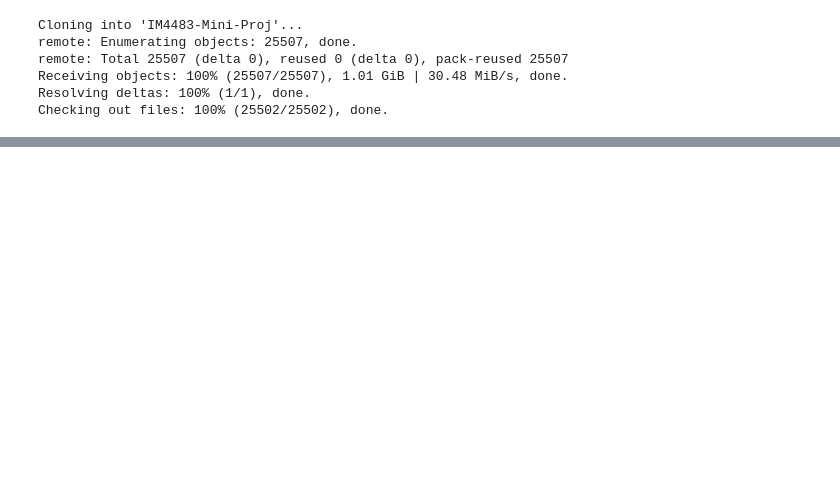
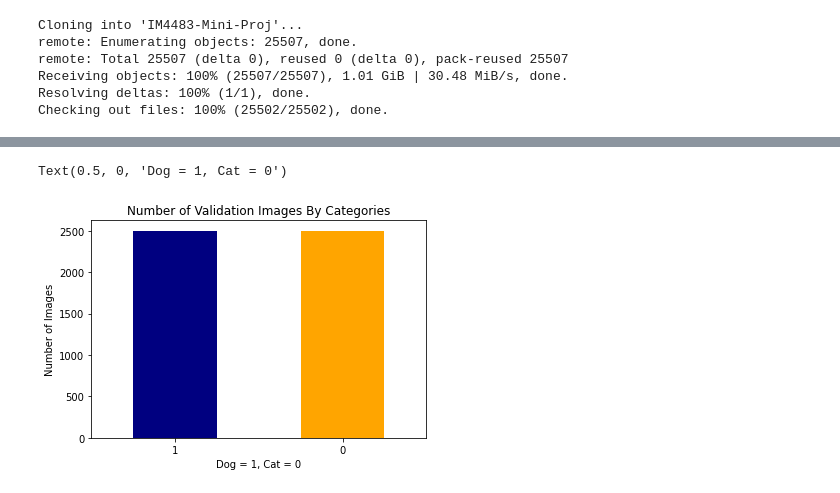
Before and after one commit to thejayden/IM4483-Mini-Proj, a Jupyter notebook: im4483_tanjiadian.ipynb, the cells around one changed output, grey strips where cells are left out. Cells and saved outputs as stored; diff of their text form; code cells hidden in the pictures; blank space fills up the shorter version.

```diff
--- a/im4483_tanjiadian.ipynb
+++ b/im4483_tanjiadian.ipynb
@@ -83,0 +71,25 @@ print(df_sample)
+# %%
+val_cat_dir = os.path.join(os.getcwd(), 'IM4483-Mini-Proj', 'val', 'cat')
+val_dog_dir = os.path.join(os.getcwd(), 'IM4483-Mini-Proj', 'val', 'dog')
+val_cat_images = os.listdir(val_cat_dir)
+val_dog_images = os.listdir(val_dog_dir)
+
+category_cat = []
+category_dog = []
+
+for image in val_cat_images:
+  category_cat.append("0")
+df_val = pd.DataFrame({
+    'filename': val_cat_images,
+    'category': category_cat
+})
+
+for image in val_dog_images:
+  category_dog.append("1")
+df_val2 = pd.DataFrame({
+    'filename': val_dog_images,
+    'category': category_dog
+})
+
+df_val = df_val.append(df_val2)
+df_val.shape
@@ -91,3 +126,10 @@ Text(0.5, 0, 'Cat = 0, Dog = 1')
+# %%
+plt2 = df_val['category'].value_counts().plot(kind='bar', color=['navy','orange'], title='Number of Validation Images By Categories', rot=0)
+plt2.set_ylabel("Number of Images")
+plt2.set_xlabel("Dog = 1, Cat = 0")
+# %% [output]
+Text(0.5, 0, 'Dog = 1, Cat = 0')
+[figure, added]
 # %%
 from tensorflow.keras.models import Sequential
 from tensorflow.keras import layers
```
Also changed, not shown: parts of 9 cells of this notebook.
